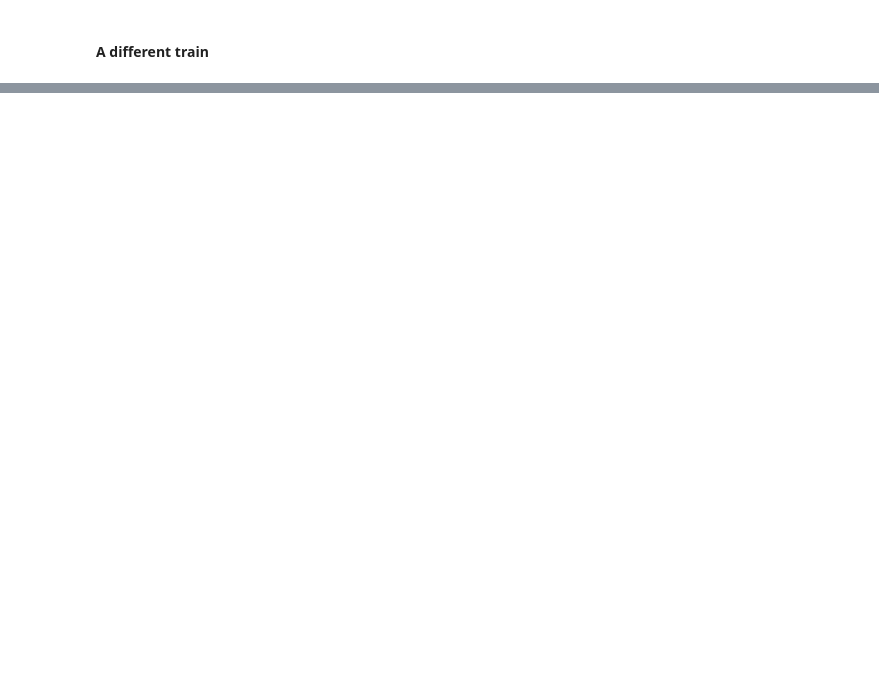
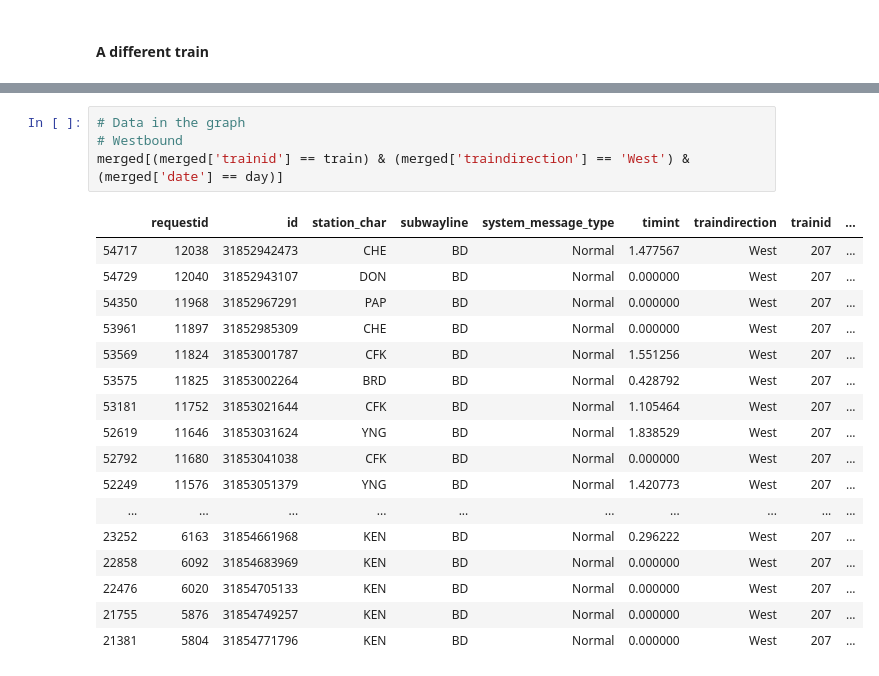
Before and after one commit to CivicTechTO/ttc_subway_times, a Jupyter notebook: doc/arrival_time_exploration_ver2.ipynb, the cells around one changed output, grey strips where cells are left out. Cells and saved outputs as stored; diff of their text form; blank space fills up the shorter version.

```diff
--- a/doc/arrival_time_exploration_ver2.ipynb
+++ b/doc/arrival_time_exploration_ver2.ipynb
@@ -179,0 +269,22 @@ plt.show()
+# %%
+# Data in the graph
+# Westbound
+merged[(merged['trainid'] == train) & (merged['traindirection'] == 'West') & (merged['date'] == day)]
+# %% [output]
+|  | requestid | id | station_char | subwayline | system_message_type | timint | traindirection | trainid | ... |
+| 54717 | 12038 | 31852942473 | CHE | BD | Normal | 1.477567 | West | 207 | ... |
+| 54729 | 12040 | 31852943107 | DON | BD | Normal | 0.000000 | West | 207 | ... |
+| 54350 | 11968 | 31852967291 | PAP | BD | Normal | 0.000000 | West | 207 | ... |
+| 53961 | 11897 | 31852985309 | CHE | BD | Normal | 0.000000 | West | 207 | ... |
+| 53569 | 11824 | 31853001787 | CFK | BD | Normal | 1.551256 | West | 207 | ... |
+| 53575 | 11825 | 31853002264 | BRD | BD | Normal | 0.428792 | West | 207 | ... |
+| 53181 | 11752 | 31853021644 | CFK | BD | Normal | 1.105464 | West | 207 | ... |
+| 52619 | 11646 | 31853031624 | YNG | BD | Normal | 1.838529 | West | 207 | ... |
+| 52792 | 11680 | 31853041038 | CFK | BD | Normal | 0.000000 | West | 207 | ... |
+| 52249 | 11576 | 31853051379 | YNG | BD | Normal | 1.420773 | West | 207 | ... |
+| ... | ... | ... | ... | ... | ... | ... | ... | ... | ... |
+| 23252 | 6163 | 31854661968 | KEN | BD | Normal | 0.296222 | West | 207 | ... |
+| 22858 | 6092 | 31854683969 | KEN | BD | Normal | 0.000000 | West | 207 | ... |
+| 22476 | 6020 | 31854705133 | KEN | BD | Normal | 0.000000 | West | 207 | ... |
+| 21755 | 5876 | 31854749257 | KEN | BD | Normal | 0.000000 | West | 207 | ... |
+| 21381 | 5804 | 31854771796 | KEN | BD | Normal | 0.000000 | West | 207 | ... |
```
Also changed, not shown: parts of 23 cells of this notebook, 2 other files.
